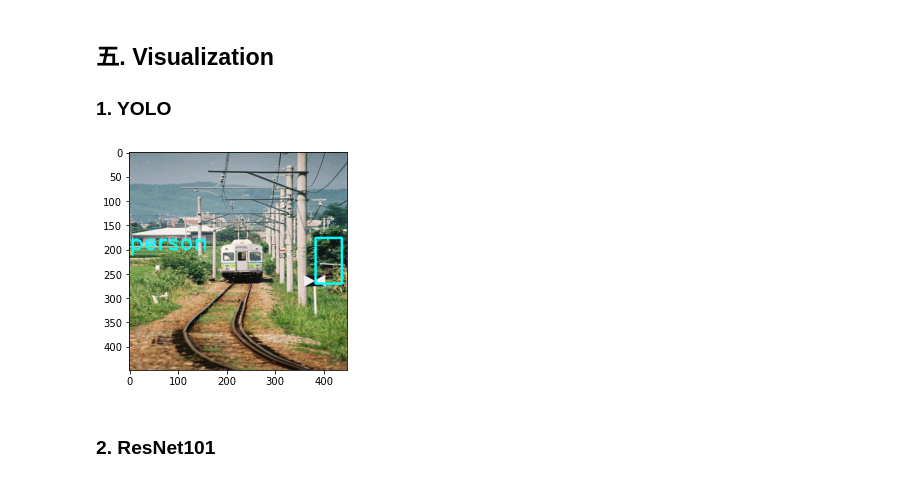
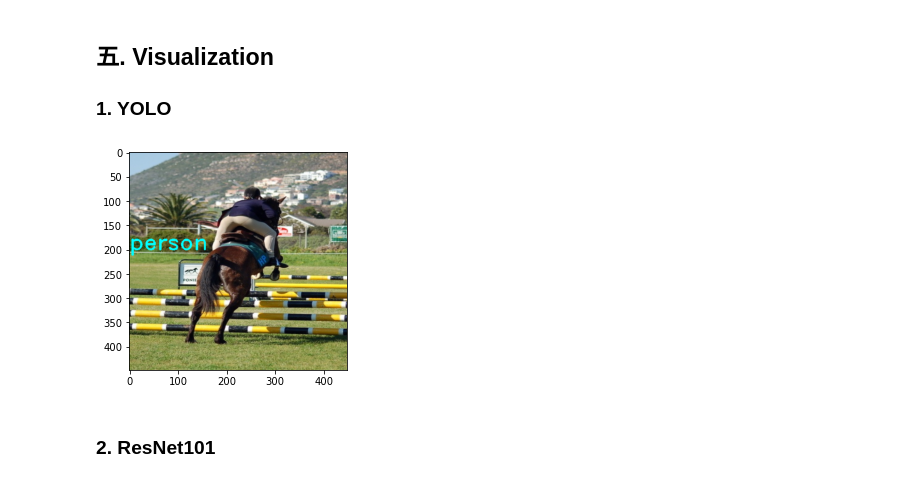
Before and after one commit to BennyNTHU/DL2021, a Jupyter notebook: Cup02/Cup02_110065508.ipynb, the cells around one changed output. Cells and saved outputs as stored; diff of their text form; code cells hidden in the pictures.

```diff
--- a/Cup02/Cup02_110065508.ipynb
+++ b/Cup02/Cup02_110065508.ipynb
@@ -750,24 +1089,24 @@ evaluate.evaluate('./output/test_prediction_ResNet101.txt', './output/output_fil
 ## 五. Visualization
 ### 1. YOLO
 # %%
-np_img = cv2.imread('./input/VOCdevkit_test/VOC2007/JPEGImages/000002.jpg')
+np_img = cv2.imread('./input/VOCdevkit_test/VOC2007/JPEGImages/000010.jpg')
 resized_img = cv2.resize(np_img, (IMAGE_SIZE, IMAGE_SIZE))
 np_img = cv2.cvtColor(resized_img, cv2.COLOR_BGR2RGB)
 resized_img = np_img
 np_img = np_img.astype(np.float32)
 np_img = np_img / 255.0 * 2 - 1
 np_img = np.reshape(np_img, (1, IMAGE_SIZE, IMAGE_SIZE, 3))
 
 y_pred = YOLO(np_img, training=False)
 xmin, ymin, xmax, ymax, class_num, conf = process_outputs(y_pred)
 class_name = classes_name[class_num]
 cv2.rectangle(resized_img, (int(xmin), int(ymin)), (int(xmax), int(ymax)), (0, 255, 255), 3)
 cv2.putText(resized_img, class_name, (0, 200), 2, 1.5, (0, 255, 255), 2)
 
 plt.imshow(resized_img)
 plt.show()
 # %% [output]
-[figure, old version]
+[figure, new version]
 # %% [markdown]
 ### 2. ResNet101
 # %%
```
Also changed, not shown: parts of 18 cells of this notebook, 11 other files.
